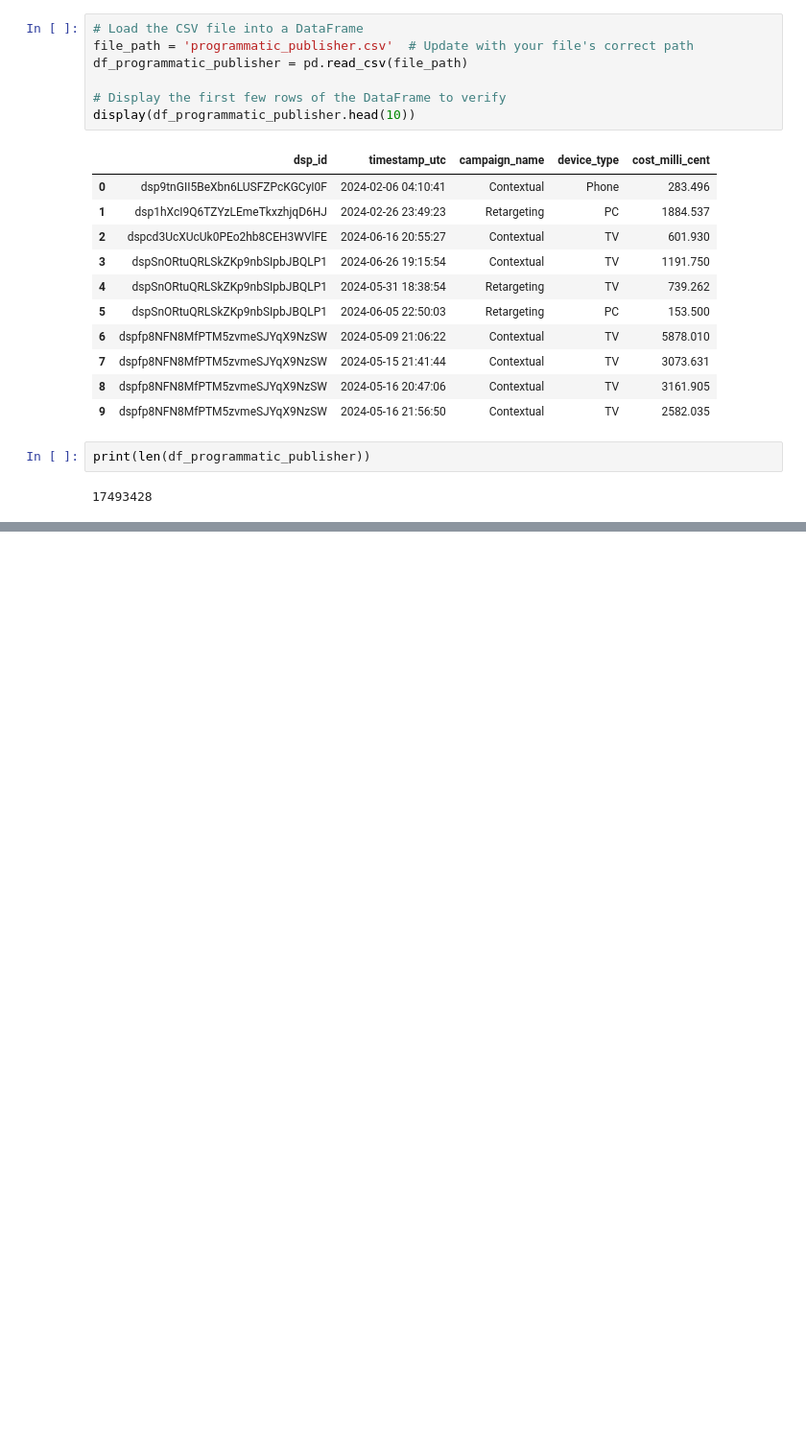
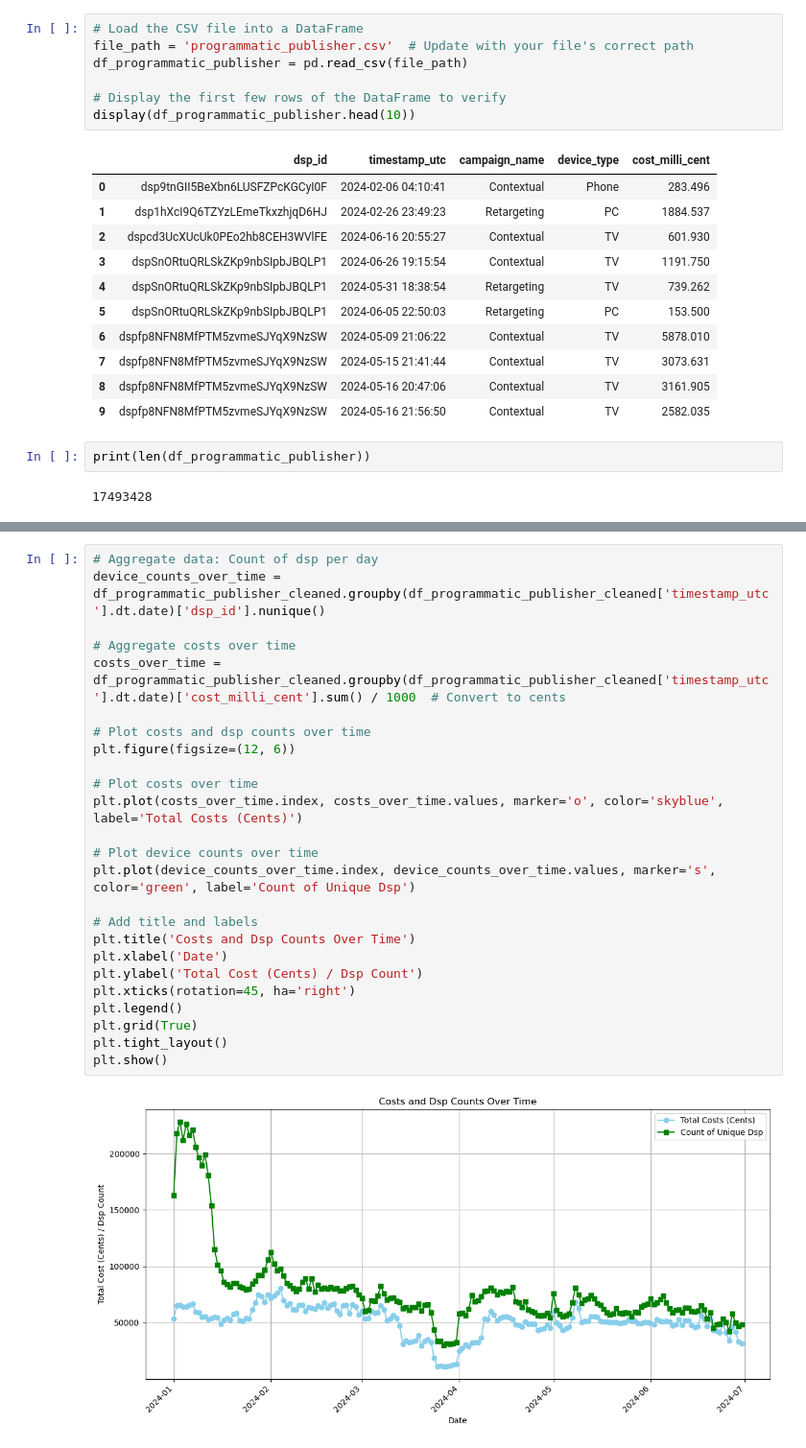
Before and after one commit to nguibe/Pet-food, a Jupyter notebook: lennart_data_cleaning_programmatic_publisher.ipynb, the cells around one changed output, grey strips where cells are left out. Shown at 96% size. Saved outputs shown, nothing was run; the diff lists cells and outputs as text; blank space fills up the shorter version.

```diff
--- a/lennart_data_cleaning_programmatic_publisher.ipynb
+++ b/lennart_data_cleaning_programmatic_publisher.ipynb
@@ -64,0 +126,27 @@ print(len(df_programmatic_publisher))
+# %%
+# Aggregate data: Count of dsp per day
+device_counts_over_time = df_programmatic_publisher_cleaned.groupby(df_programmatic_publisher_cleaned['timestamp_utc'].dt.date)['dsp_id'].nunique()
+
+# Aggregate costs over time
+costs_over_time = df_programmatic_publisher_cleaned.groupby(df_programmatic_publisher_cleaned['timestamp_utc'].dt.date)['cost_milli_cent'].sum() / 1000  # Convert to cents
+
+# Plot costs and dsp counts over time
+plt.figure(figsize=(12, 6))
+
+# Plot costs over time
+plt.plot(costs_over_time.index, costs_over_time.values, marker='o', color='skyblue', label='Total Costs (Cents)')
+
+# Plot device counts over time
+plt.plot(device_counts_over_time.index, device_counts_over_time.values, marker='s', color='green', label='Count of Unique Dsp')
+
+# Add title and labels
+plt.title('Costs and Dsp Counts Over Time')
+plt.xlabel('Date')
+plt.ylabel('Total Cost (Cents) / Dsp Count')
+plt.xticks(rotation=45, ha='right')
+plt.legend()
+plt.grid(True)
+plt.tight_layout()
+plt.show()
+# %% [output]
+[figure, added]
```
Also changed, not shown: parts of 20 cells of this notebook, 1 other file.
